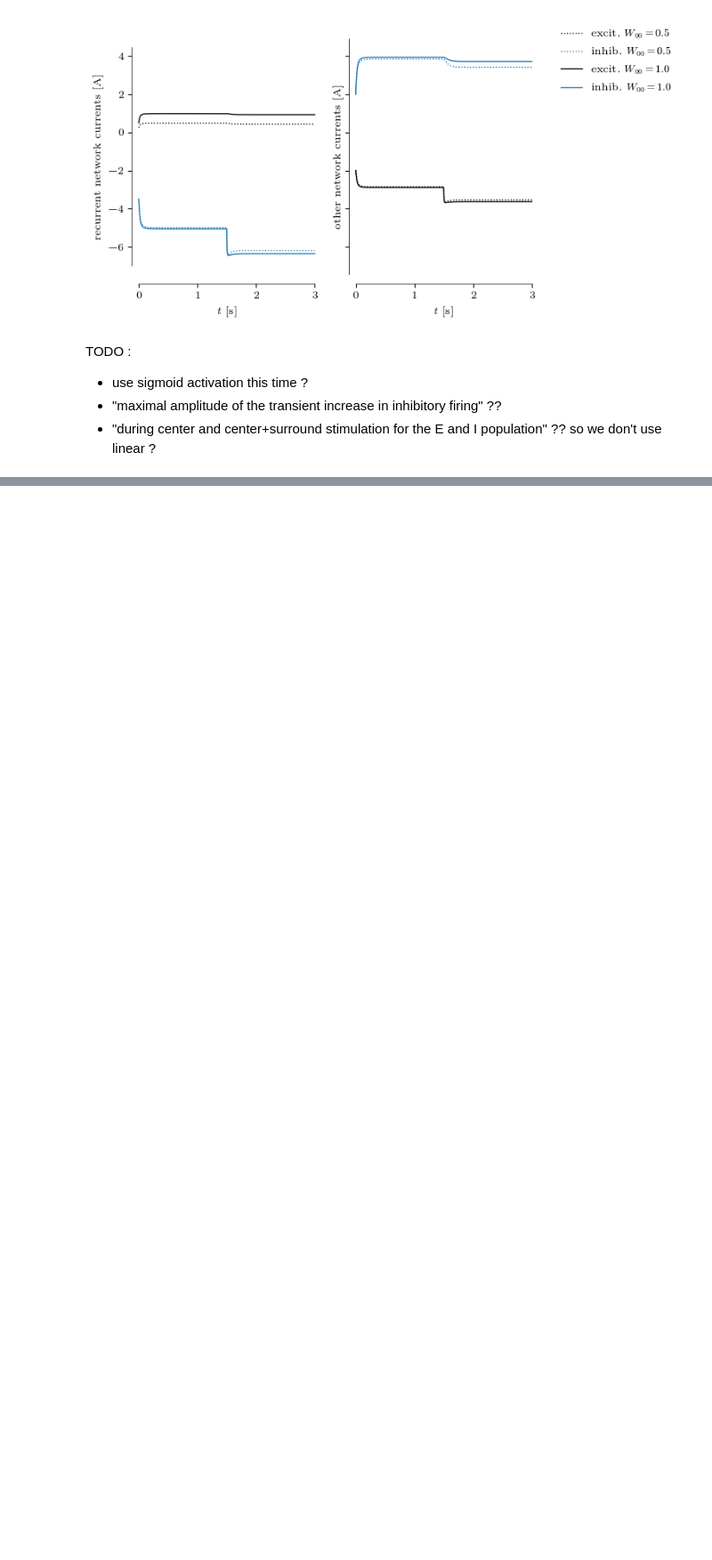
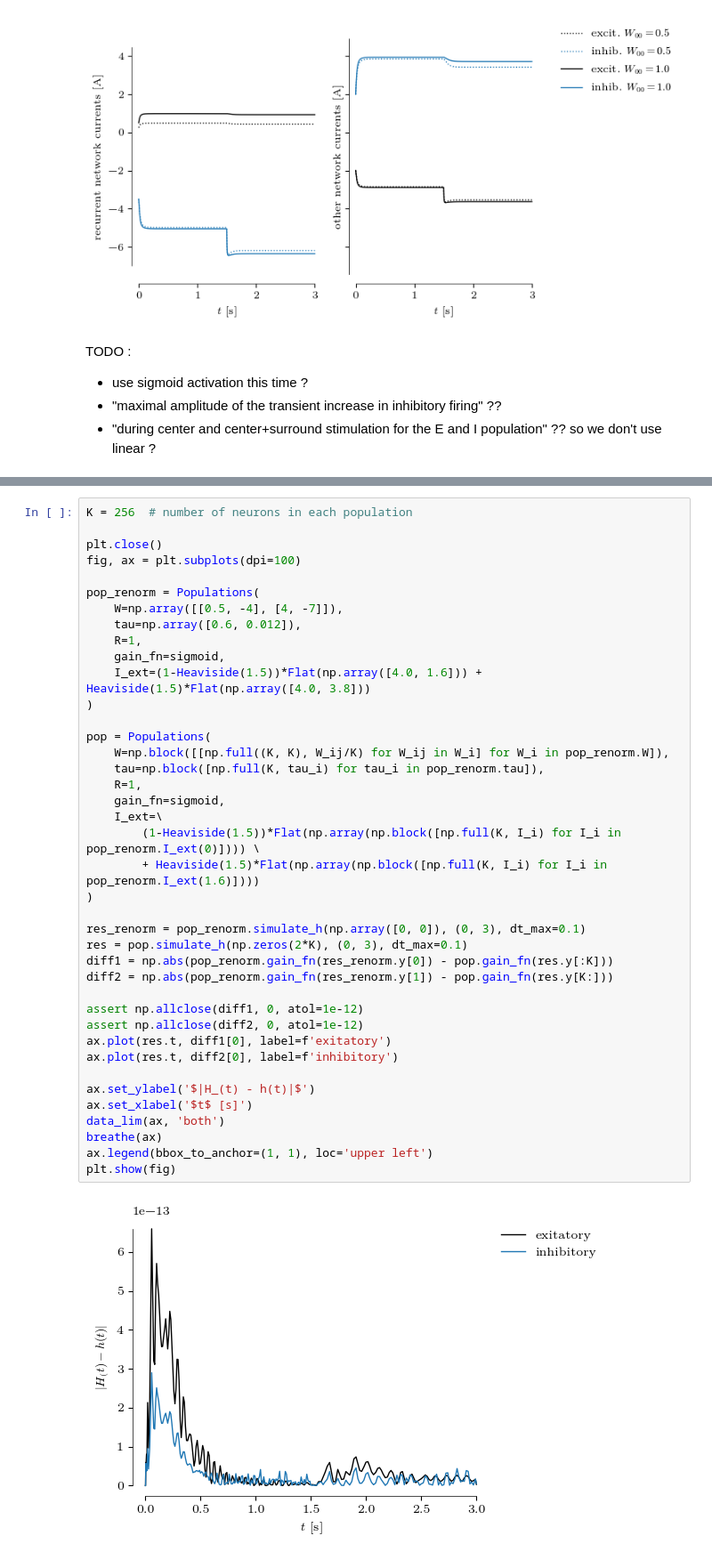
Before and after one commit to ninivert/BIO465-cortical-surround-suppression, a Jupyter notebook: src/notebook.ipynb, the cells around one changed output, grey strips where cells are left out. Shown: that part at 89% size. Cells and saved outputs as stored; diff of their text form; blank space fills up the shorter version.

```diff
--- a/src/notebook.ipynb
+++ b/src/notebook.ipynb
@@ -560,0 +651,42 @@ TODO :
+# %%
+K = 256  # number of neurons in each population
+
+plt.close()
+fig, ax = plt.subplots(dpi=100)
+
+pop_renorm = Populations(
+	W=np.array([[0.5, -4], [4, -7]]),
+	tau=np.array([0.6, 0.012]),
+	R=1,
+	gain_fn=sigmoid,
+	I_ext=(1-Heaviside(1.5))*Flat(np.array([4.0, 1.6])) + Heaviside(1.5)*Flat(np.array([4.0, 3.8]))
+)
+
+pop = Populations(
+	W=np.block([[np.full((K, K), W_ij/K) for W_ij in W_i] for W_i in pop_renorm.W]),
+	tau=np.block([np.full(K, tau_i) for tau_i in pop_renorm.tau]),
+	R=1,
+	gain_fn=sigmoid,
+	I_ext=\
+		(1-Heaviside(1.5))*Flat(np.array(np.block([np.full(K, I_i) for I_i in pop_renorm.I_ext(0)]))) \
+		+ Heaviside(1.5)*Flat(np.array(np.block([np.full(K, I_i) for I_i in pop_renorm.I_ext(1.6)])))
+)
+
+res_renorm = pop_renorm.simulate_h(np.array([0, 0]), (0, 3), dt_max=0.1)
+res = pop.simulate_h(np.zeros(2*K), (0, 3), dt_max=0.1)
+diff1 = np.abs(pop_renorm.gain_fn(res_renorm.y[0]) - pop.gain_fn(res.y[:K]))
+diff2 = np.abs(pop_renorm.gain_fn(res_renorm.y[1]) - pop.gain_fn(res.y[K:]))
+
+assert np.allclose(diff1, 0, atol=1e-12)
+assert np.allclose(diff2, 0, atol=1e-12)
+ax.plot(res.t, diff1[0], label=f'exitatory')
+ax.plot(res.t, diff2[0], label=f'inhibitory')
+
+ax.set_ylabel('$|H_(t) - h(t)|$')
+ax.set_xlabel('$t$ [s]')
+data_lim(ax, 'both')
+breathe(ax)
+ax.legend(bbox_to_anchor=(1, 1), loc='upper left')
+plt.show(fig)
+# %% [output]
+[figure, added]
```
Also changed, not shown: parts of 15 cells of this notebook.
